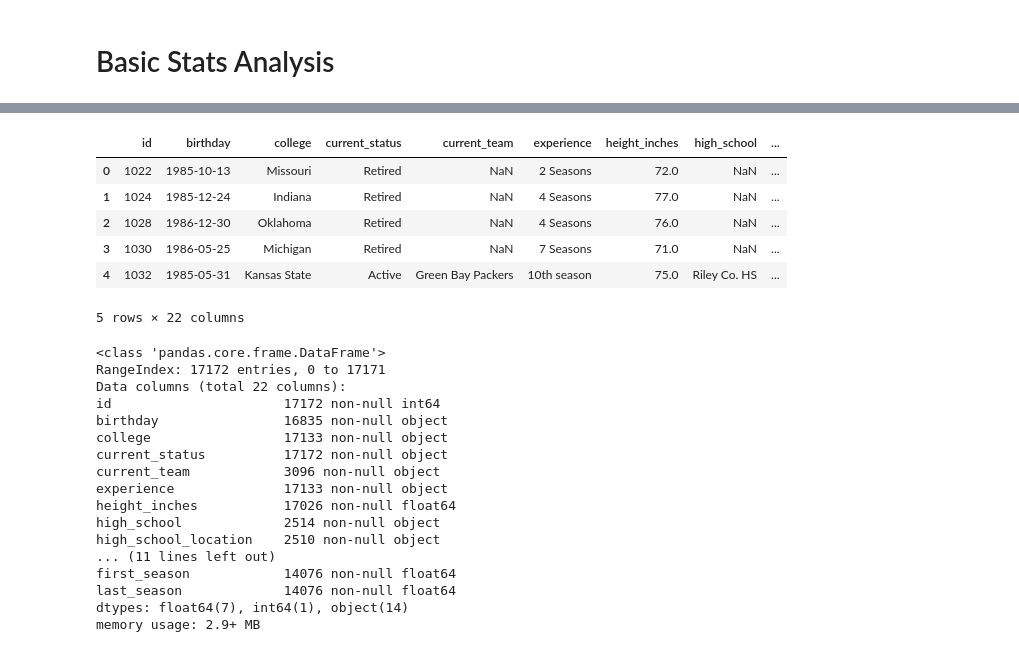
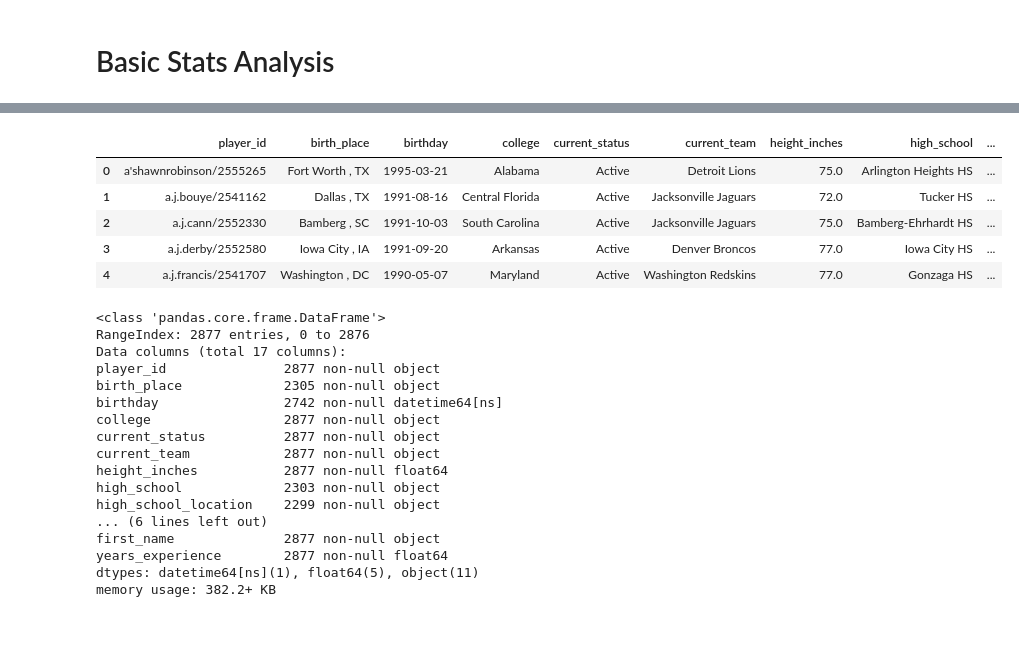
Before and after one commit to ccentola/nfl-eda, a Jupyter notebook: basic_stats_analysis.ipynb, the cells around one changed output, grey strips where cells are left out. Drawn from its saved outputs; the diff is of its cells as text; code cells hidden in the pictures.

Commit message:
added some additional analysis to basic_stats

```diff
--- a/basic_stats_analysis.ipynb
+++ b/basic_stats_analysis.ipynb
@@ -6,31 +36,30 @@ import pandas as pd
 # %%
-df = pd.read_csv('data/processed/basic_stats.csv', parse_dates=True)
+df = pd.read_csv('data/processed/basic_stats_active.csv', parse_dates=['birthday'])
 df.head()
 # %% [output]
-|  | id | birthday | college | current_status | current_team | experience | height_inches | high_school | ... |
-| 0 | 1022 | 1985-10-13 | Missouri | Retired | NaN | 2 Seasons | 72.0 | NaN | ... |
-| 1 | 1024 | 1985-12-24 | Indiana | Retired | NaN | 4 Seasons | 77.0 | NaN | ... |
-| 2 | 1028 | 1986-12-30 | Oklahoma | Retired | NaN | 4 Seasons | 76.0 | NaN | ... |
-| 3 | 1030 | 1986-05-25 | Michigan | Retired | NaN | 7 Seasons | 71.0 | NaN | ... |
-| 4 | 1032 | 1985-05-31 | Kansas State | Active | Green Bay Packers | 10th season | 75.0 | Riley Co. HS | ... |
+|  | player_id | birth_place | birthday | college | current_status | current_team | height_inches | high_school | ... |
+| 0 | a'shawnrobinson/2555265 | Fort Worth , TX | 1995-03-21 | Alabama | Active | Detroit Lions | 75.0 | Arlington Heights HS | ... |
+| 1 | a.j.bouye/2541162 | Dallas , TX | 1991-08-16 | Central Florida | Active | Jacksonville Jaguars | 72.0 | Tucker HS | ... |
+| 2 | a.j.cann/2552330 | Bamberg , SC | 1991-10-03 | South Carolina | Active | Jacksonville Jaguars | 75.0 | Bamberg-Ehrhardt HS | ... |
+| 3 | a.j.derby/2552580 | Iowa City , IA | 1991-09-20 | Arkansas | Active | Denver Broncos | 77.0 | Iowa City HS | ... |
+| 4 | a.j.francis/2541707 | Washington , DC | 1990-05-07 | Maryland | Active | Washington Redskins | 77.0 | Gonzaga HS | ... |
-5 rows × 22 columns
 # %%
 df.info()
 # %% [output]
 <class 'pandas.core.frame.DataFrame'>
-RangeIndex: 17172 entries, 0 to 17171
-Data columns (total 22 columns):
-id                      17172 non-null int64
-birthday                16835 non-null object
-college                 17133 non-null object
-current_status          17172 non-null object
-current_team            3096 non-null object
-experience              17133 non-null object
-height_inches           17026 non-null float64
-high_school             2514 non-null object
-high_school_location    2510 non-null object
-... (11 lines left out)
-first_season            14076 non-null float64
-last_season             14076 non-null float64
-dtypes: float64(7), int64(1), object(14)
-memory usage: 2.9+ MB
+RangeIndex: 2877 entries, 0 to 2876
+Data columns (total 17 columns):
+player_id               2877 non-null object
+birth_place             2305 non-null object
+birthday                2742 non-null datetime64[ns]
+college                 2877 non-null object
+current_status          2877 non-null object
+current_team            2877 non-null object
+height_inches           2877 non-null float64
+high_school             2303 non-null object
+high_school_location    2299 non-null object
+... (6 lines left out)
+first_name              2877 non-null object
+years_experience        2877 non-null float64
+dtypes: datetime64[ns](1), float64(5), object(11)
+memory usage: 382.2+ KB
```
Also changed, not shown: parts of 25 cells of this notebook, 2 other files.
